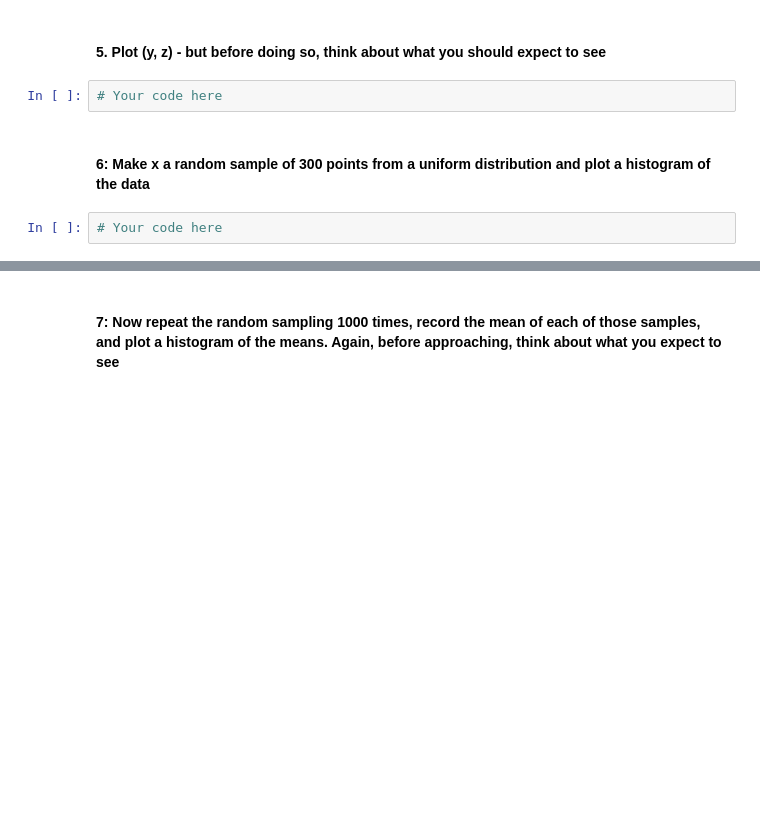
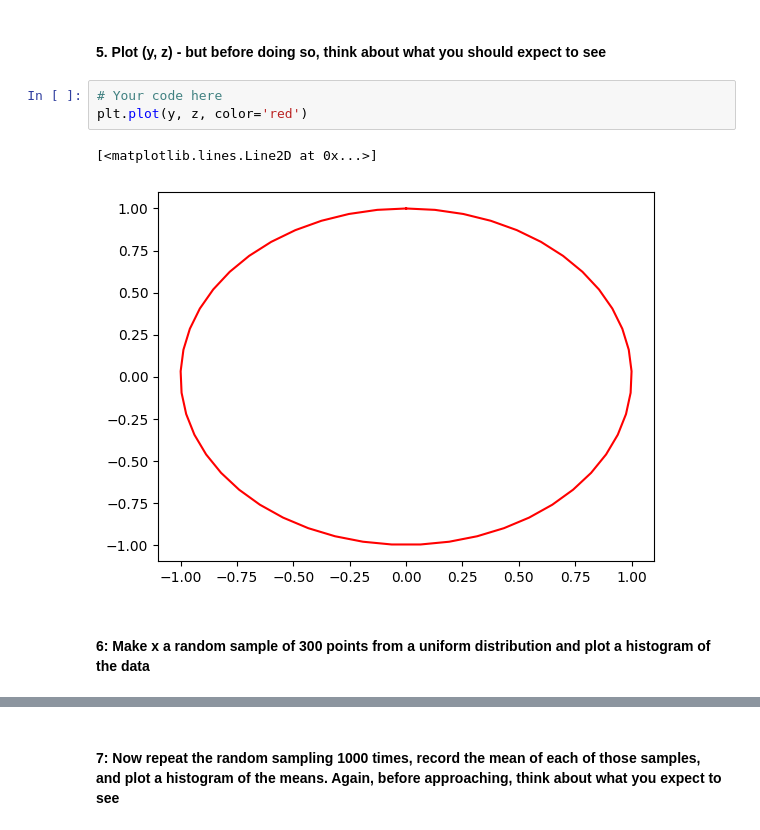
Before and after one commit to HAS-Tools-Fall25/homework_template_ngupta2, a Jupyter notebook: homework_submissions/hw3_pt2_matplotlib_exercises.ipynb, the cells around one changed output, grey strips where cells are left out. Drawn from its saved outputs; the diff is of its cells as text; blank space fills up the shorter version.

```diff
--- a/homework_submissions/hw3_pt2_matplotlib_exercises.ipynb
+++ b/homework_submissions/hw3_pt2_matplotlib_exercises.ipynb
@@ -18,7 +45,9 @@
 #### 5. Plot (y, z) - but before doing so, think about what you should expect to see
 # %%
 # Your code here
+plt.plot(y, z, color='red')
+# %% [output]
+[<matplotlib.lines.Line2D at 0x...>]
+[figure, added]
 # %% [markdown]
 #### 6: Make x a random sample of 300 points from a uniform distribution and plot a histogram of the data
-# %%
-# Your code here
```
Also changed, not shown: parts of 13 cells of this notebook, 3 other files.
